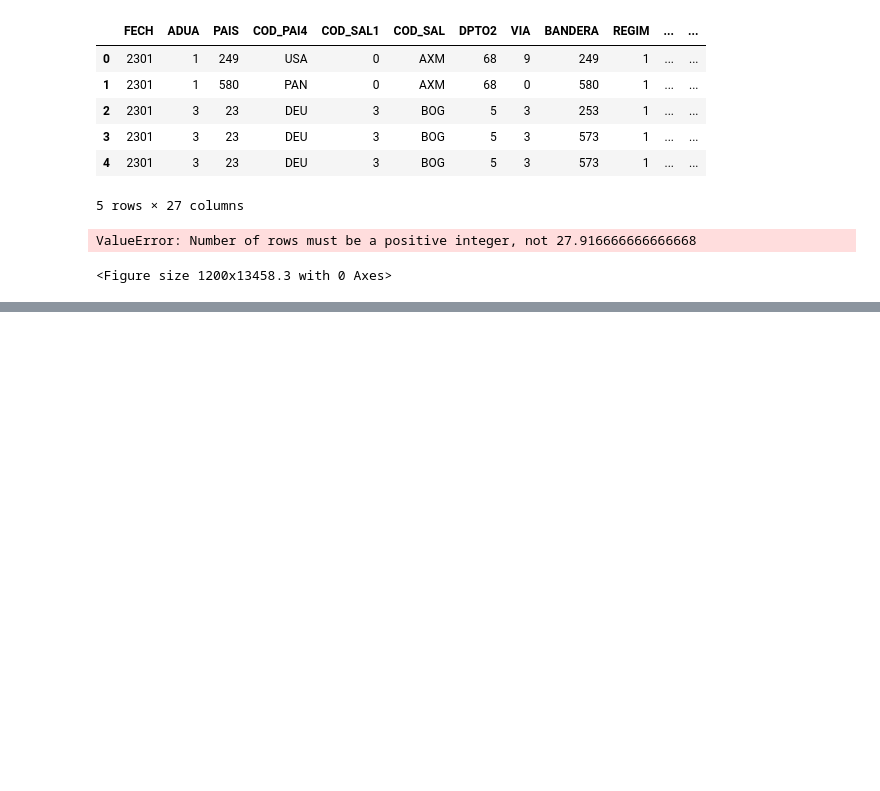
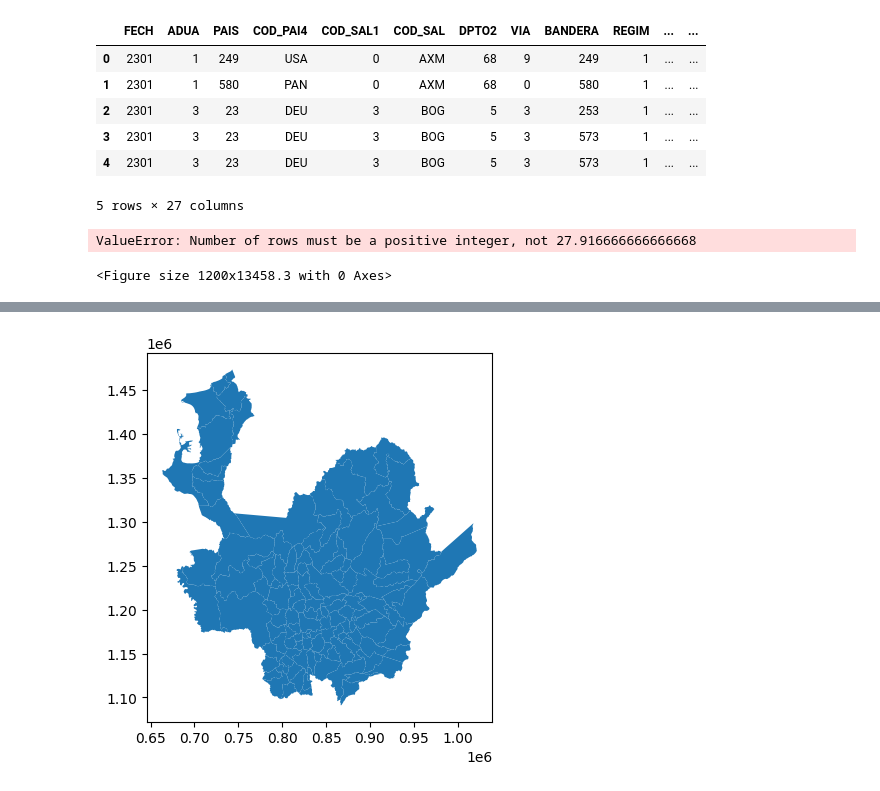
Before and after one commit to stijopa/Tesis, a Jupyter notebook: EDA_Tesis.ipynb, the cells around one changed output, grey strips where cells are left out. Drawn from its saved outputs; the diff is of its cells as text; code cells hidden in the pictures; blank space fills up the shorter version.

```diff
--- a/EDA_Tesis.ipynb
+++ b/EDA_Tesis.ipynb
@@ -158,0 +242,5 @@ ValueError: Number of rows must be a positive integer, not 27.916666666666668
+# %%
+Ant.plot()
+plt.show()
+# %% [output]
+[figure, added]
```
Also changed, not shown: parts of 8 cells of this notebook.
